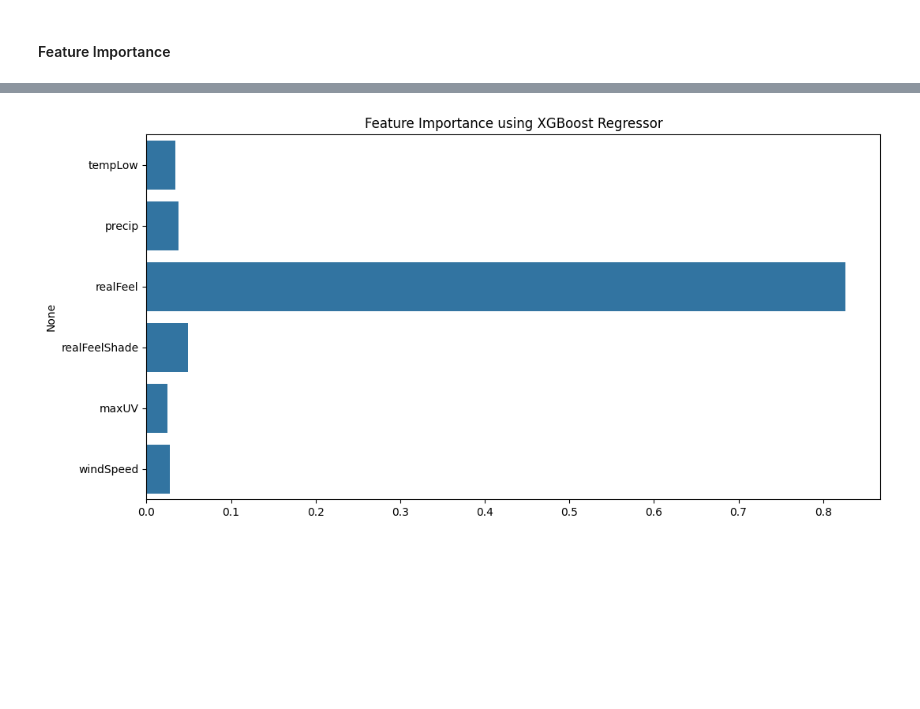
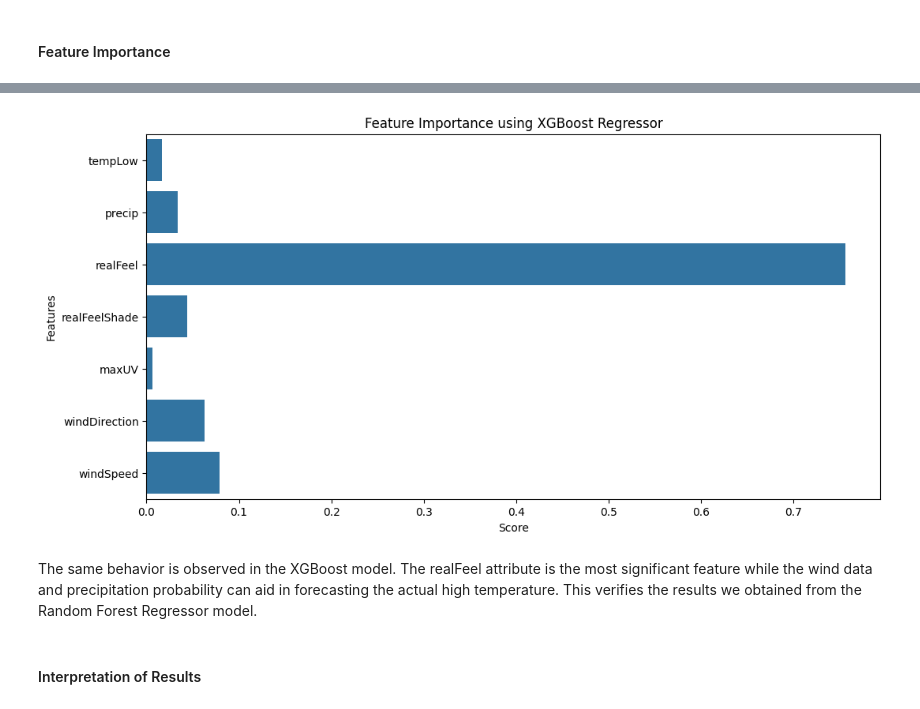
Before and after one commit to jddiosana/accuweather-data-analysis, a Jupyter notebook: data_analysis.ipynb, the cells around one changed output, grey strips where cells are left out. Cells and saved outputs as stored; diff of their text form; code cells hidden in the pictures; blank space fills up the shorter version.

```diff
--- a/data_analysis.ipynb
+++ b/data_analysis.ipynb
@@ -395,5 +404,5 @@ Note that correlation simply measures the strength of a relationship between two
 # %%
-X = weather_data.drop(columns=['tempHigh', 'date', 'windDirection'])
+X = weather_data.drop(columns=['tempHigh', 'date'])
 y = weather_data['tempHigh']
 modelRFR = RandomForestRegressor()
 modelRFR.fit(X, y)
@@ -410,11 +433,17 @@ plt.show()
 # %%
 modelXGB = XGBRegressor()
 modelXGB.fit(X, y)
 feature_importances_XGB = modelXGB.feature_importances_
 
 plt.figure(figsize=(12, 6))
 sns.barplot(x=feature_importances_XGB, y=features)
+plt.xlabel('Score')
+plt.ylabel('Features')
 plt.title('Feature Importance using XGBoost Regressor')
 plt.show()
 # %% [output]
-[figure, old version]
+[figure, new version]
+# %% [markdown]
+The same behavior is observed in the XGBoost model. The realFeel attribute is the most significant feature while the wind data and precipitation probability can aid in forecasting the actual high temperature. This verifies the results we obtained from the Random Forest Regressor model.
+# %% [markdown]
+#### Interpretation of Results
```
Also changed, not shown: parts of 9 cells of this notebook.
